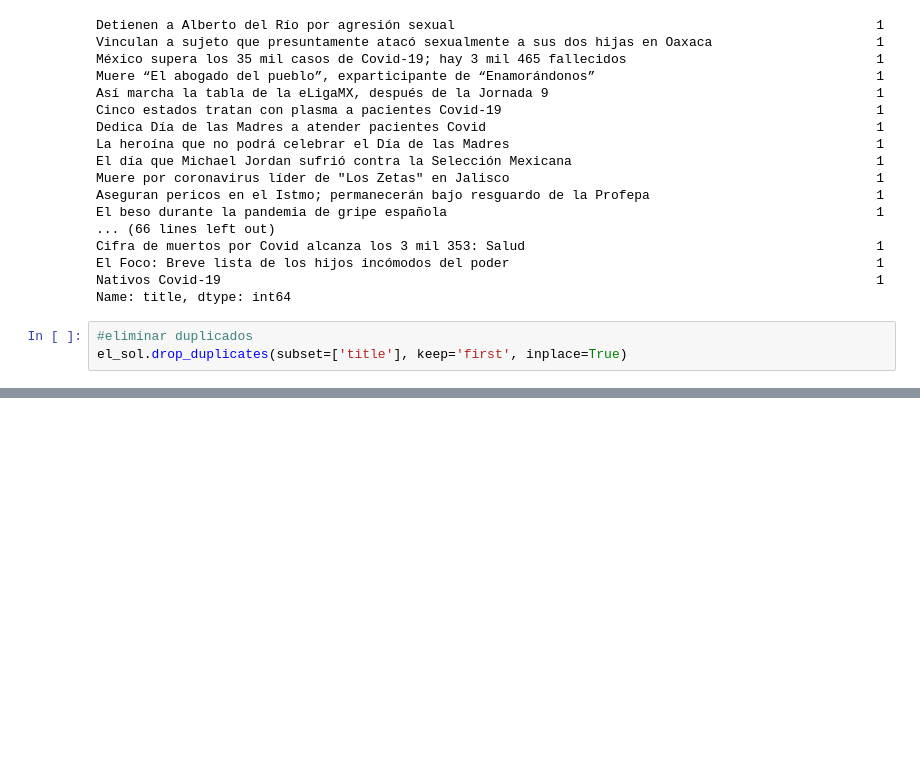
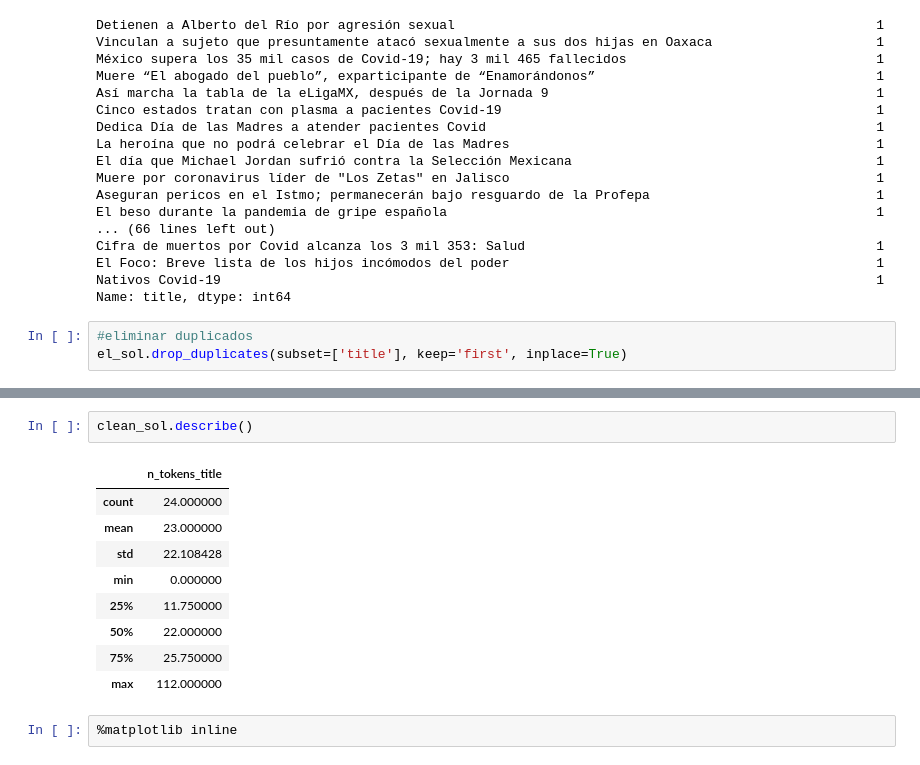
Before and after one commit to JesusNoelValMo/web_scrapper, a Jupyter notebook: Transformaciones.ipynb, the cells around one changed output, grey strips where cells are left out. Saved outputs shown, nothing was run; the diff lists cells and outputs as text; blank space fills up the shorter version.

```diff
--- a/Transformaciones.ipynb
+++ b/Transformaciones.ipynb
@@ -224,0 +242,14 @@ el_sol.drop_duplicates(subset=['title'], keep='first', inplace=True)
+# %%
+clean_sol.describe()
+# %% [output]
+|  | n_tokens_title |
+| count | 24.000000 |
+| mean | 23.000000 |
+| std | 22.108428 |
+| min | 0.000000 |
+| 25% | 11.750000 |
+| 50% | 22.000000 |
+| 75% | 25.750000 |
+| max | 112.000000 |
+# %%
+%matplotlib inline
```
Also changed, not shown: parts of 6 cells of this notebook, 3 other files.
